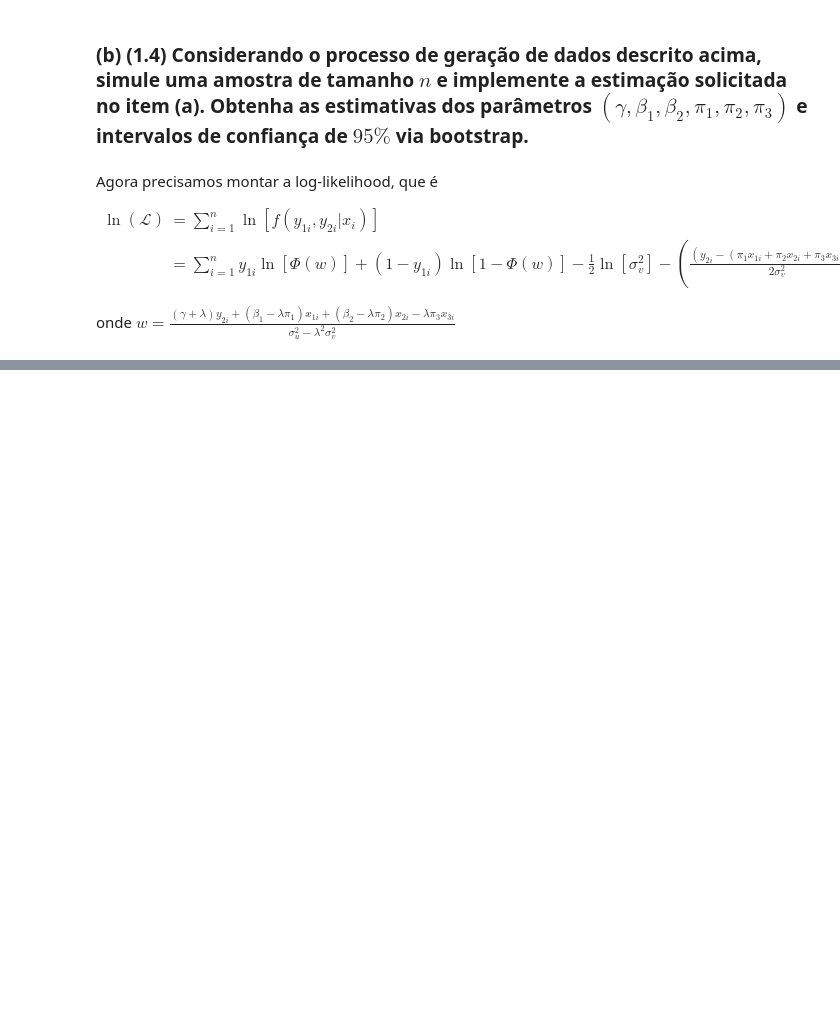
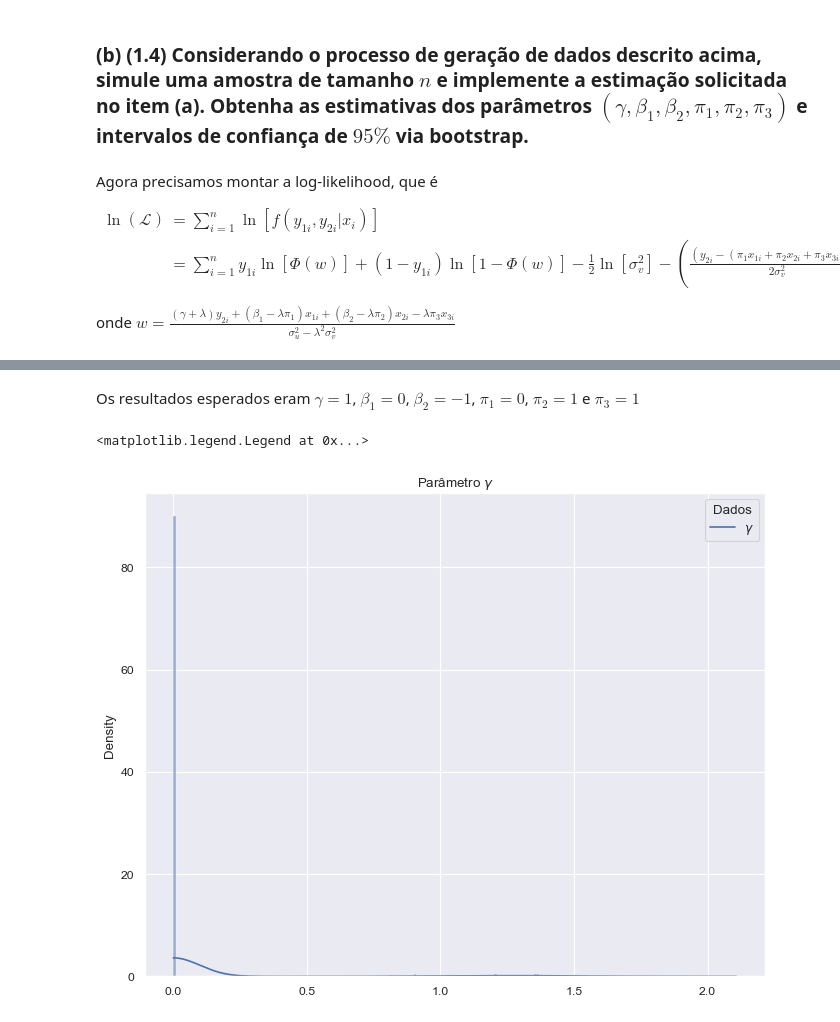
Before and after one commit to guimasuko/escolha_discreta, a Jupyter notebook: escolha_discreta.ipynb, the cells around one changed output, grey strips where cells are left out. Drawn from its saved outputs; the diff is of its cells as text; code cells hidden in the pictures; blank space fills up the shorter version.

```diff
--- a/escolha_discreta.ipynb
+++ b/escolha_discreta.ipynb
@@ -363,9 +384,12 @@ def mle(parametros, x1, x2, x3, y1, y2):
    w = np.zeros(100)
    for i in range(100):
       w[i] = ( ( gamma + lambdaa ) * y2[i] + ( beta_1 - lambdaa*pi_1 ) * x1[i] + \
-          ( beta_2 - lambdaa*pi_2 ) * x2[i] - lambdaa * pi_3 * x3[i] ) / ( sigma2_u - ( lambdaa**2 ) * sigma2_v )
-      ln_pdf_i = y1[i] * math.log( norm.cdf( w[i] ) ) + ( 1 - y1[i] ) * math.log( 1 - norm.cdf( w[i] ) ) \
-          - (1/2) * math.log( sigma2_v ) - ( ( y2[i] - ( pi_1 * x1[i] + pi_2 * x2[i] + pi_3 * x3[i] ) ) / ( 2 * sigma2_v ) )
+          ( beta_2 - lambdaa*pi_2 ) * x2[i] - lambdaa * pi_3 * x3[i] ) / ( sigma2_u - ( lambdaa**(2) ) * sigma2_v )
+      if norm.cdf(w[i]) == 0:
+        ln_pdf_i = 0
+      else:
+        ln_pdf_i = y1[i] * np.log( norm.cdf( w[i] ) ) + ( 1 - y1[i] ) * np.log( 1 - norm.cdf( w[i] ) ) \
+          - (1/2) * np.log( sigma2_v ) - ( ( y2[i] - ( pi_1 * x1[i] + pi_2 * x2[i] + pi_3 * x3[i] ) )**2 / ( 2 * sigma2_v ) )
       LL = LL + ln_pdf_i
    # Calcula o negativo da log-likelihood
    neg_LL = -LL
@@ -384,5 +408,6 @@ def estimadores(x1, x2, x3, y1, y2, chute_inicial):
         x0=chute_inicial,
         args=(x1, x2, x3, y1, y2),
         bounds=((None, None), (None, None), (None, None), (None, None), (None, None), (None, None)),
+        method = 'L-BFGS-B'
         ).x
     return estimadores_mle
@@ -393,0 +426,30 @@ ValueError: math domain error
+# %%
+# gerando matrizes nulas para o procedimento de bootstrap
+Bootstrap_x1 = np.zeros((1000, 100))
+Bootstrap_x2 = np.zeros((1000, 100))
+Bootstrap_x3 = np.zeros((1000, 100))
+Bootstrap_y1 = np.zeros((1000, 100))
+Bootstrap_y2 = np.zeros((1000, 100))
+
+estimadores_mle = np.zeros((1000, 6))
+# %%
+# Bootstrap
+# demora > 60 minutos pra rodar quando a reamostragem é em 1000
+index = np.arange(0, 100)       # criando um vetor de índices de 1 à 100
+
+# NÃO SE ESQUEÇA DE MUDAR O NÚMERO DE REAMOSTRAGEM PARA 1000
+for i in range(100):
+    random_index = np.random.choice(index, replace = True, size = 100)      # escolhe um índice do vetor de índices aleatóriamente, com reposição, 100 vezes
+    for j in range(100):
+        Bootstrap_x1[i][j] = x1[random_index[j]]
+        Bootstrap_x2[i][j] = x2[random_index[j]]
+        Bootstrap_x3[i][j] = x3[random_index[j]]
+        Bootstrap_y1[i][j] = y1[random_index[j]]
+        Bootstrap_y2[i][j] = y2[random_index[j]]
+    estimadores_mle[[i]] = estimadores( Bootstrap_x1[i],
+                                        Bootstrap_x2[i],
+                                        Bootstrap_x3[i],
+                                        Bootstrap_y1[i],
+                                        Bootstrap_y2[i],
+                                        [0, 0, 0, 0, 0, 0])
+    print(i)
@@ -393,0 +501,10 @@ ValueError: math domain error
+# %% [markdown]
+Os resultados esperados eram $\gamma=1$, $\beta_1=0$, $\beta_2=-1$, $\pi_1=0$, $\pi_2=1$ e $\pi_3=1$
+# %%
+# Plots
+plt.figure(figsize=(10, 8), dpi=80)
+sns.histplot((estimadores_mle[:,0]), kde=True, binwidth=0.01, stat='density').set_title('Parâmetro $γ$')
+plt.legend(title='Dados', loc='upper right', labels=['$γ$'])
+# %% [output]
+<matplotlib.legend.Legend at 0x...>
+[figure, added]
```
Also changed, not shown: parts of 37 cells of this notebook.
